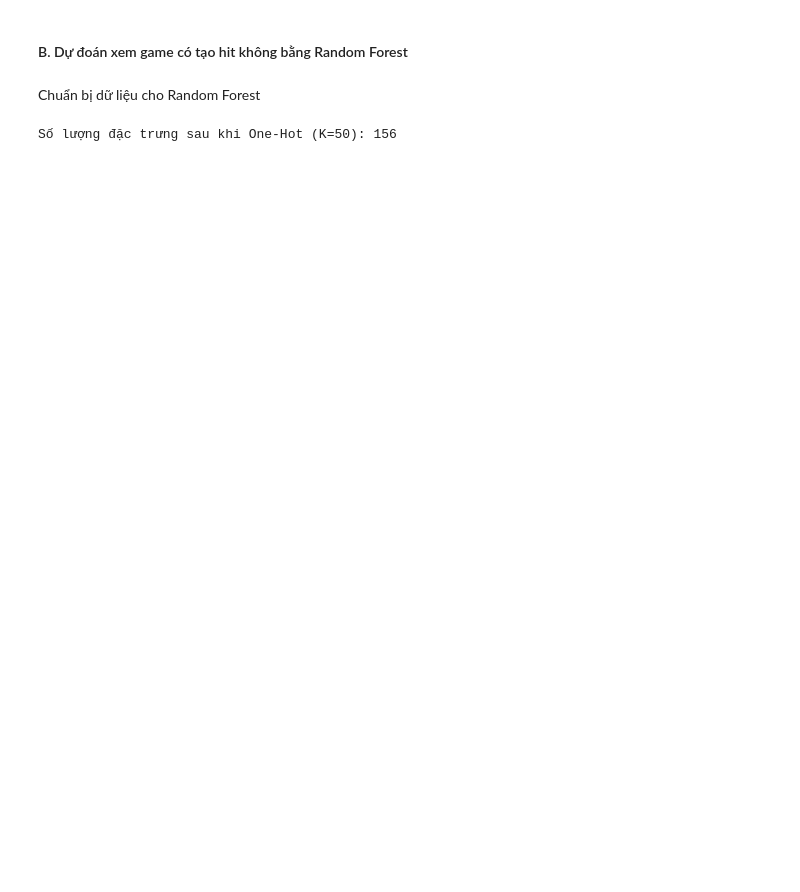
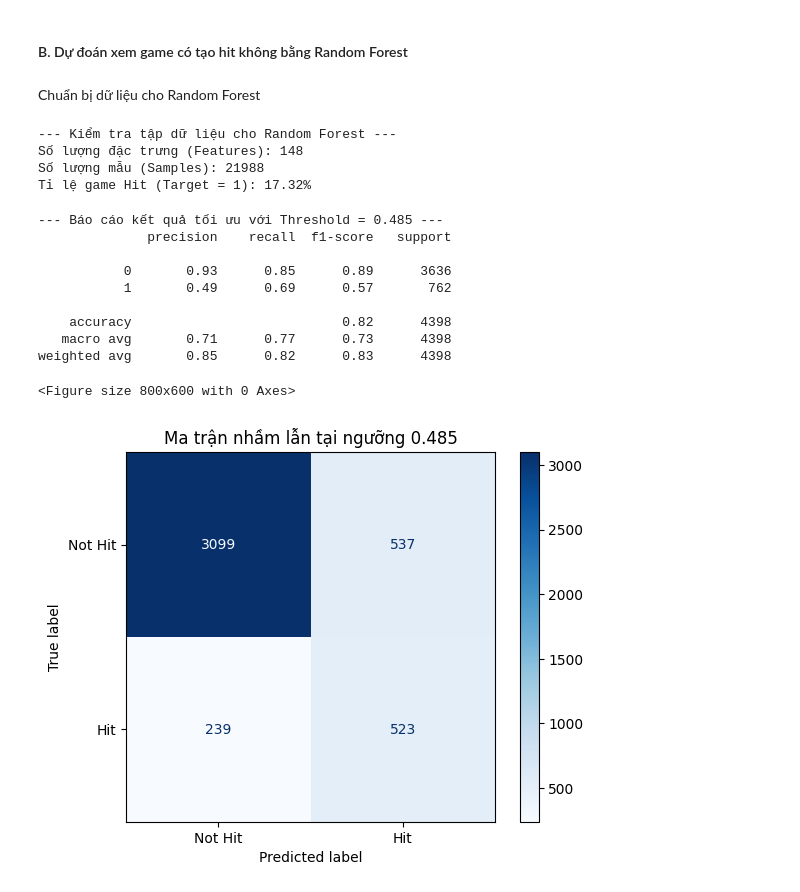
Before and after one commit to chichic21039/LTKHDL-GameDataset, a Jupyter notebook: GameDataset.ipynb, the cells around one changed output. Drawn from its saved outputs; the diff is of its cells as text; code cells hidden in the pictures; blank space fills up the shorter version.

```diff
--- a/GameDataset.ipynb
+++ b/GameDataset.ipynb
@@ -1840,12 +1842,72 @@ Số lượng đặc trưng sau khi One-Hot (K=30): 99
 Chuẩn bị dữ liệu cho Random Forest
 # %%
 # Chuẩn bị dữ liệu cho Random Forest
+
+threshold = 1.0 # cho là 1 triệu bản trở lên thì mưới là hit
 df_rf = prepare_data_with_top_k(df_model, k_value=50, cat_cols=categorical_columns)
-
+# y_rf bây giờ là biến phân loại (1: Hit, 0: Not Hit)
+y_rf = (df_rf['global_sales'] >= threshold).astype(int)
 # Tách X, y
-X_rf = df_rf.drop(columns=['global_sales', 'shipped', 'total', 'date'])
-y_rf = df_rf['global_sales']
-
-print(f"Số lượng đặc trưng sau khi One-Hot (K=50): {X_rf.shape[1]}")
+# Tách X, y
+X_rf = df_rf.drop(columns=['global_sales', 'shipped', 'total', 'date', 'name',
+                           'america', 'europe', 'japan', 'other', 'vgc', 'critic', 'user'])
+print(f"--- Kiểm tra tập dữ liệu cho Random Forest ---")
+print(f"Số lượng đặc trưng (Features): {X_rf.shape[1]}")
+print(f"Số lượng mẫu (Samples): {X_rf.shape[0]}")
+print(f"Tỉ lệ game Hit (Target = 1): {y_rf.mean():.2%}")
 # %% [output]
-Số lượng đặc trưng sau khi One-Hot (K=50): 156
+--- Kiểm tra tập dữ liệu cho Random Forest ---
+Số lượng đặc trưng (Features): 148
+Số lượng mẫu (Samples): 21988
+Tỉ lệ game Hit (Target = 1): 17.32%
+# %%
+from sklearn.model_selection import train_test_split
+from sklearn.ensemble import RandomForestClassifier
+from sklearn.metrics import classification_report, confusion_matrix, ConfusionMatrixDisplay
+import matplotlib.pyplot as plt
+
+# 1. Chia dữ liệu 80/20 (giữ nguyên stratify để đảm bảo tỉ lệ Hit)
+X_train, X_test, y_train, y_test = train_test_split(
+    X_rf, y_rf, test_size=0.2, random_state=42, stratify=y_rf
+)
+
+# 2. Khởi tạo và huấn luyện với tham số tối ưu hơn
+rf_clf = RandomForestClassifier(
+    n_estimators=300,         # Tăng số lượng cây để mô hình ổn định hơn
+    max_depth=None,           # Thả cho cây học sâu (giúp tăng F1-score so với việc giới hạn 15)
+    min_samples_leaf=2,       # Cho phép học chi tiết hơn nhưng vẫn tránh nhiễu
+    class_weight='balanced',  # Bắt buộc có để xử lý dữ liệu lệch (17% Hit)
+    random_state=42
+)
+rf_clf.fit(X_train, y_train)
+
+# 3. Dự đoán xác suất
+y_probs = rf_clf.predict_proba(X_test)[:, 1]
+
+# 4. Sử dụng ngưỡng tối ưu bạn vừa tìm được
+best_threshold = 0.485
+y_pred_final = (y_probs >= best_threshold).astype(int)
+
+# 5. In báo cáo kết quả
+print(f"--- Báo cáo kết quả tối ưu với Threshold = {best_threshold} ---")
+print(classification_report(y_test, y_pred_final))
+
+# 6. Vẽ Confusion Matrix để minh họa cho bài làm
+plt.figure(figsize=(8, 6))
+cm = confusion_matrix(y_test, y_pred_final)
+disp = ConfusionMatrixDisplay(confusion_matrix=cm, display_labels=['Not Hit', 'Hit'])
+disp.plot(cmap='Blues', values_format='d')
+plt.title(f'Ma trận nhầm lẫn tại ngưỡng {best_threshold}')
+plt.show()
+# %% [output]
+--- Báo cáo kết quả tối ưu với Threshold = 0.485 ---
+              precision    recall  f1-score   support
+
+           0       0.93      0.85      0.89      3636
+           1       0.49      0.69      0.57       762
+
+    accuracy                           0.82      4398
+   macro avg       0.71      0.77      0.73      4398
+weighted avg       0.85      0.82      0.83      4398
+<Figure size 800x600 with 0 Axes>
+[figure, added]
```
Also changed, not shown: parts of 2 cells of this notebook.
